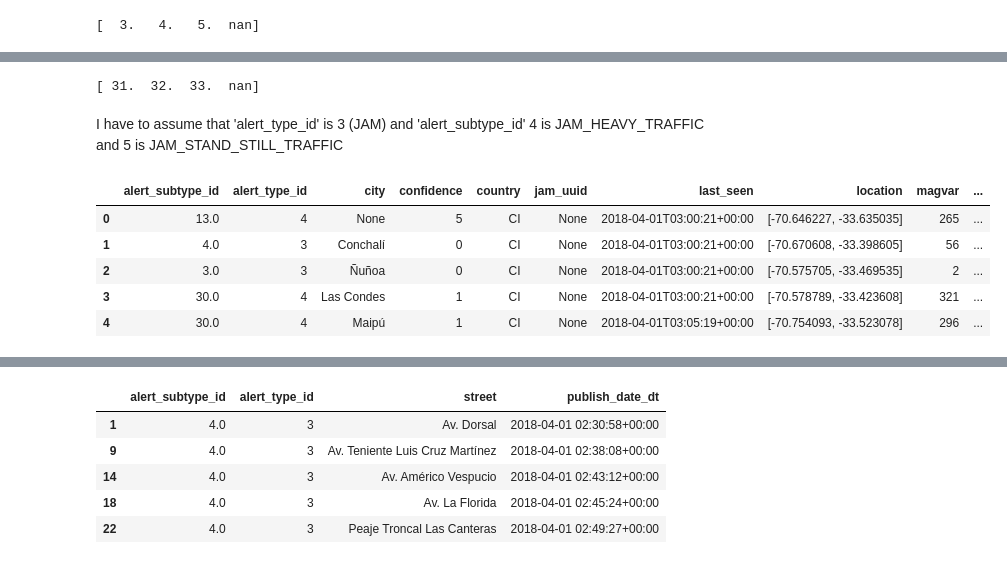
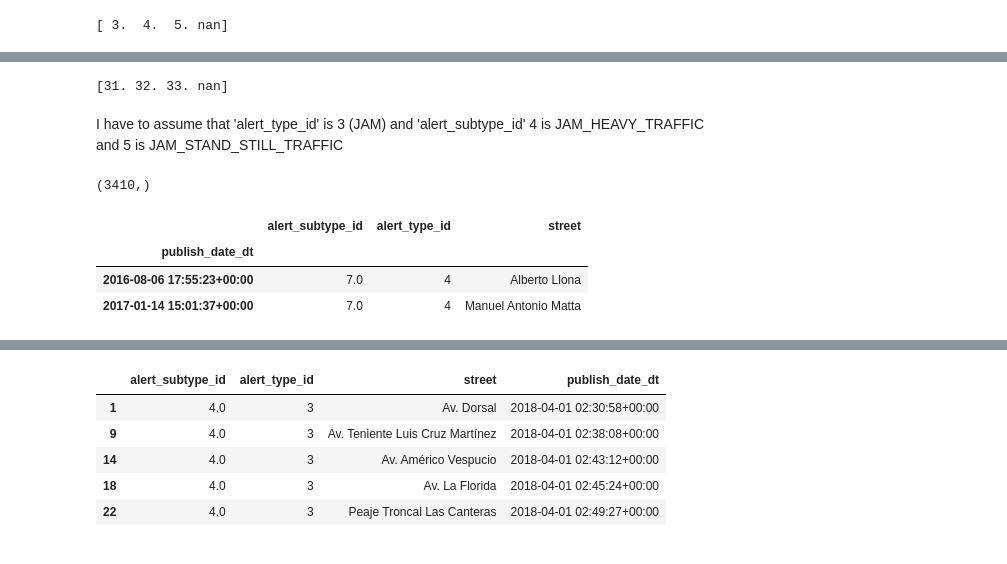
Before and after one commit to Codegn/car-traffic-predictions, a Jupyter notebook: rnn.ipynb, the cells around one changed output, grey strips where cells are left out. Saved outputs shown, nothing was run; the diff lists cells and outputs as text; code cells hidden in the pictures.

```diff
--- a/rnn.ipynb
+++ b/rnn.ipynb
@@ -60,0 +53,6 @@ jams_df.head()
+# %%
+# subsets dataframe
+alerts_df.drop(alerts_df.columns.difference(['alert_subtype_id', 'alert_type_id', 'street', 'publish_date_dt']), 1, inplace=True)
+# %%
+# drop duplicates
+alerts_df.drop_duplicates(inplace=True)
@@ -89,6 +96,6 @@ print(np.sort(alerts_df['alert_subtype_id'][alerts_df['alert_type_id'] == 4].uni
 # %%
 print(np.sort(alerts_df['alert_subtype_id'][alerts_df['alert_type_id'] == 7].unique()))
 # %% [output]
-[ 31.  32.  33.  nan]
+[31. 32. 33. nan]
 # %% [markdown]
 I have to assume that 'alert_type_id' is 3 (JAM) and 'alert_subtype_id' 4 is JAM_HEAVY_TRAFFIC and 5 is JAM_STAND_STILL_TRAFFIC
@@ -97,9 +102,13 @@ alerts_df['publish_date_dt'] = pd.to_datetime(alerts_df['publish_date'])
+# %%
+alerts_df['street'].unique().shape
+# %% [output]
+(3410,)
+# %%
+alerts_df = alerts_df.set_index('publish_date_dt').sort_index()
 # %%
-alerts_df.head()
+alerts_df.head(2)
 # %% [output]
-|  | alert_subtype_id | alert_type_id | city | confidence | country | jam_uuid | last_seen | location | magvar | ... |
-| 0 | 13.0 | 4 | None | 5 | CI | None | 2018-04-01T03:00:21+00:00 | [-70.646227, -33.635035] | 265 | ... |
-| 1 | 4.0 | 3 | Conchalí | 0 | CI | None | 2018-04-01T03:00:21+00:00 | [-70.670608, -33.398605] | 56 | ... |
-| 2 | 3.0 | 3 | Ñuñoa | 0 | CI | None | 2018-04-01T03:00:21+00:00 | [-70.575705, -33.469535] | 2 | ... |
-| 3 | 30.0 | 4 | Las Condes | 1 | CI | None | 2018-04-01T03:00:21+00:00 | [-70.578789, -33.423608] | 321 | ... |
-| 4 | 30.0 | 4 | Maipú | 1 | CI | None | 2018-04-01T03:05:19+00:00 | [-70.754093, -33.523078] | 296 | ... |
+|  | alert_subtype_id | alert_type_id | street |
+| publish_date_dt |  |  |  |
+| 2016-08-06 17:55:23+00:00 | 7.0 | 4 | Alberto Llona |
+| 2017-01-14 15:01:37+00:00 | 7.0 | 4 | Manuel Antonio Matta |
```
Also changed, not shown: parts of 11 cells of this notebook.
